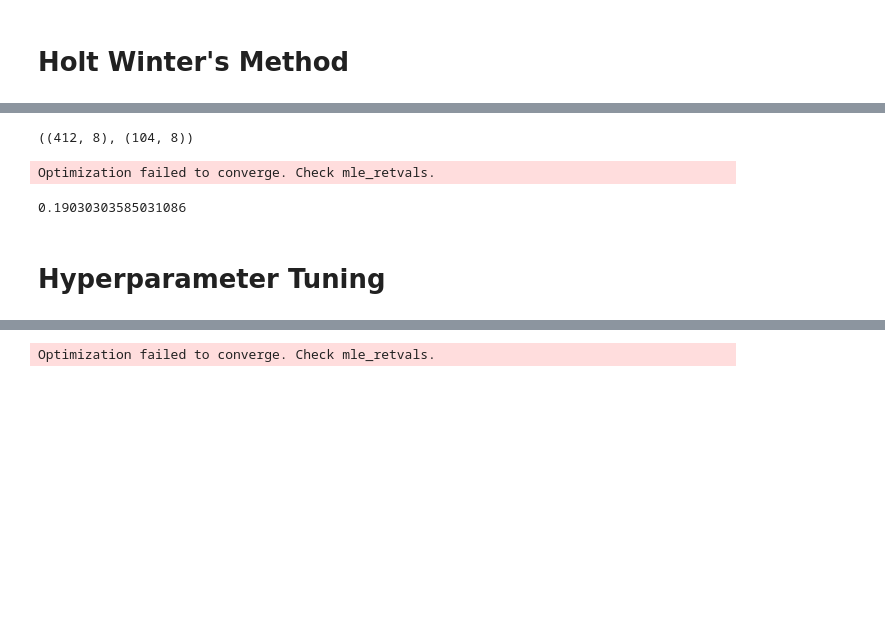
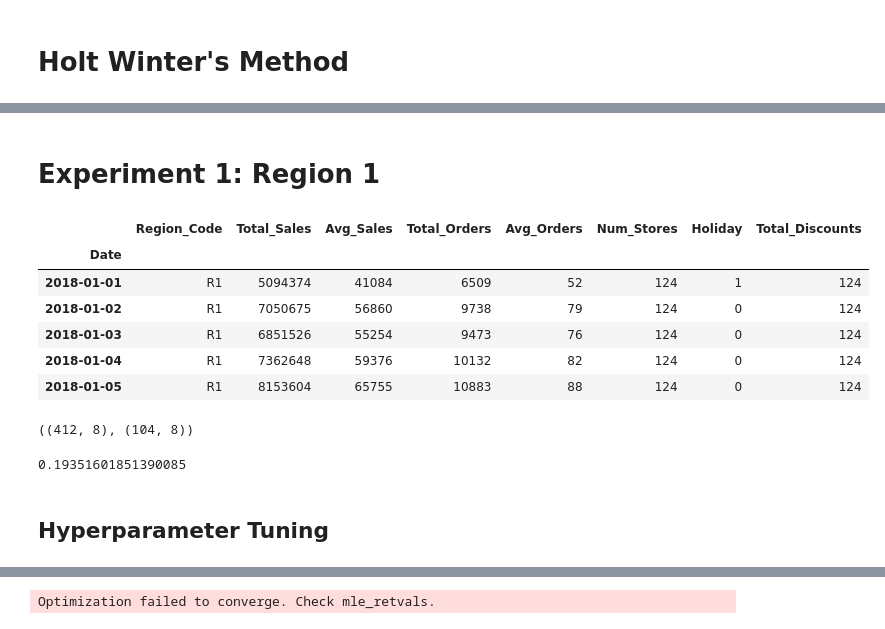
Before and after one commit to gautamnaik1994/SalesForecasting_ML_CaseStudy, a Jupyter notebook: notebooks/modelling/01.HoltWinterMethod.ipynb, the cells around one changed output, grey strips where cells are left out. Drawn from its saved outputs; the diff is of its cells as text; code cells hidden in the pictures; blank space fills up the shorter version.

```diff
--- a/notebooks/modelling/01.HoltWinterMethod.ipynb
+++ b/notebooks/modelling/01.HoltWinterMethod.ipynb
@@ -44,26 +37,37 @@ train_location_type_agg_L1.head()
-# %%
-train_location_type_agg_L1_train, train_location_type_agg_L1_test = split_train_test(train_location_type_agg_L1)
-train_location_type_agg_L1_train.shape, train_location_type_agg_L1_test.shape
-# %% [output]
-((412, 8), (104, 8))
+# %% [markdown]
+# Experiment 1: Region 1
+# %%
+train_region_code_agg_R1 = train_region_code_agg[train_region_code_agg['Region_Code'] == 'R1'].set_index('Date')
+train_region_code_agg_R1.head()
+# %% [output]
+|  | Region_Code | Total_Sales | Avg_Sales | Total_Orders | Avg_Orders | Num_Stores | Holiday | Total_Discounts |
+| Date |  |  |  |  |  |  |  |  |
+| 2018-01-01 | R1 | 5094374 | 41084 | 6509 | 52 | 124 | 1 | 124 |
+| 2018-01-02 | R1 | 7050675 | 56860 | 9738 | 79 | 124 | 0 | 124 |
+| 2018-01-03 | R1 | 6851526 | 55254 | 9473 | 76 | 124 | 0 | 124 |
+| 2018-01-04 | R1 | 7362648 | 59376 | 10132 | 82 | 124 | 0 | 124 |
+| 2018-01-05 | R1 | 8153604 | 65755 | 10883 | 88 | 124 | 0 | 124 |
+# %%
+train_region_code_agg_R1_train, train_region_code_agg_R1_test = split_train_test(train_region_code_agg_R1)
+train_region_code_agg_R1_train.shape, train_region_code_agg_R1_test.shape
+# %% [output]
+((412, 8), (104, 8))
 # %%
-ses = ExponentialSmoothing(train_location_type_agg_L1_train['Total_Sales'],  seasonal='add', seasonal_periods=12,  freq='D').fit()
+ses = ExponentialSmoothing(train_region_code_agg_R1_train['Total_Sales'],  seasonal='add', seasonal_periods=12,  freq='D').fit()
 ses.summary()
 
 fig = go.Figure()
-fig.add_trace(go.Scatter(x=train_location_type_agg_L1_train.index, y=train_location_type_agg_L1_train['Total_Sales'], mode='lines', name='Train'))
-fig.add_trace(go.Scatter(x=train_location_type_agg_L1_test.index, y=train_location_type_agg_L1_test['Total_Sales'], mode='lines', name='Test'))
-fig.add_trace(go.Scatter(x=train_location_type_agg_L1_test.index, y=ses.forecast(len(train_location_type_agg_L1_test)), mode='lines', name='Forecast'))
+fig.add_trace(go.Scatter(x=train_region_code_agg_R1_train.index, y=train_region_code_agg_R1_train['Total_Sales'], mode='lines', name='Train'))
+fig.add_trace(go.Scatter(x=train_region_code_agg_R1_test.index, y=train_region_code_agg_R1_test['Total_Sales'], mode='lines', name='Test'))
+fig.add_trace(go.Scatter(x=train_region_code_agg_R1_test.index, y=ses.forecast(len(train_region_code_agg_R1_test)), mode='lines', name='Forecast'))
 fig.show()
-# %% [output]
-Optimization failed to converge. Check mle_retvals.
 # %%
-mape = mean_absolute_percentage_error(train_location_type_agg_L1_test['Total_Sales'], ses.forecast(len(train_location_type_agg_L1_test)))
+mape = mean_absolute_percentage_error(train_region_code_agg_R1_test['Total_Sales'], ses.forecast(len(train_region_code_agg_R1_test)))
 mape
 # %% [output]
-0.19030303585031086
+0.19351601851390085
 # %% [markdown]
-# Hyperparameter Tuning
+## Hyperparameter Tuning
 # %%
 def objective(trial):
     seasonal = trial.suggest_categorical('seasonal', ['add', 'mul', 'additive', 'multiplicative'])
```
Also changed, not shown: parts of 24 cells of this notebook, 3 other files.
